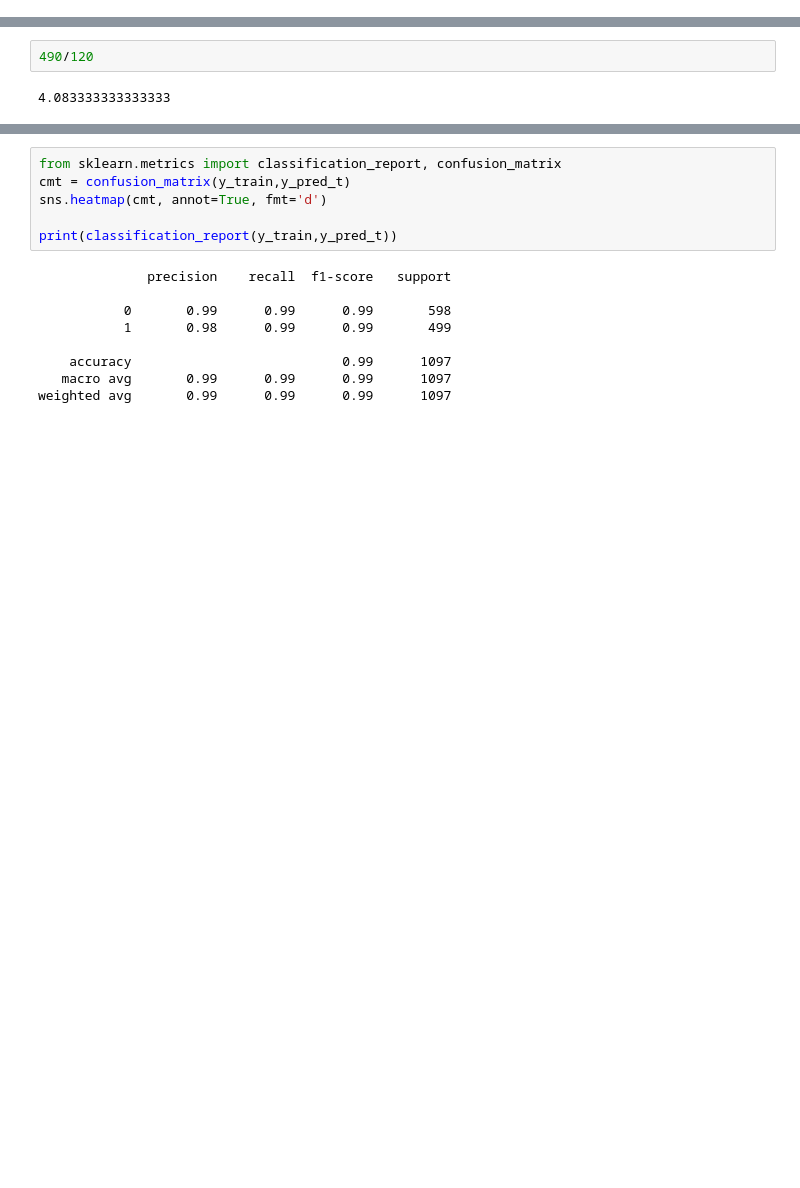
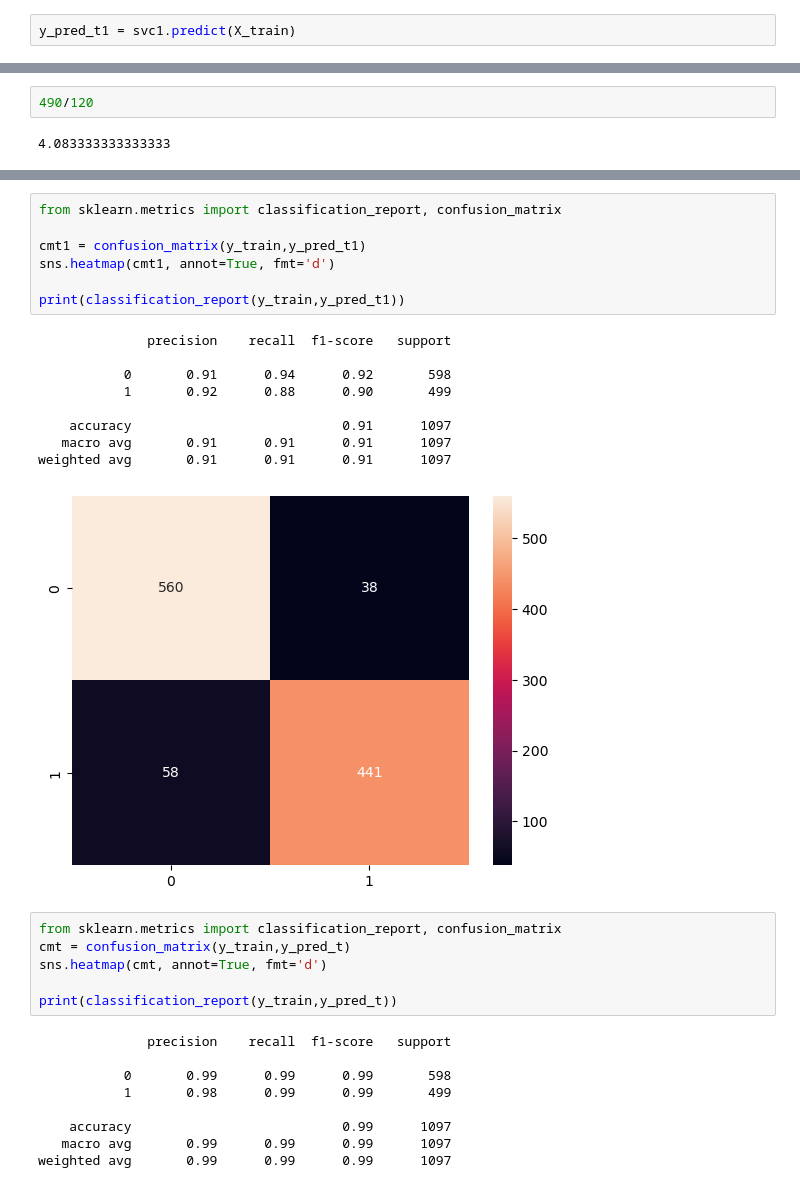
Before and after one commit to cassiasamp/logreg, a Jupyter notebook: notebooks/svm/svm-guide.ipynb, the cells around one changed output, grey strips where cells are left out. Cells and saved outputs as stored; diff of their text form; blank space fills up the shorter version.

```diff
--- a/notebooks/svm/svm-guide.ipynb
+++ b/notebooks/svm/svm-guide.ipynb
@@ -154,5 +161,7 @@ y_pred = svc.predict(X_test)
 # %%
 y_pred_t = svc.predict(X_train)
+# %%
+y_pred_t1 = svc1.predict(X_train)
 # %%
 import seaborn as sns
 # %%
@@ -166,3 +192,20 @@ import seaborn as sns
+# %%
+from sklearn.metrics import classification_report, confusion_matrix
+
+cmt1 = confusion_matrix(y_train,y_pred_t1)
+sns.heatmap(cmt1, annot=True, fmt='d')
+
+print(classification_report(y_train,y_pred_t1))
+# %% [output]
+              precision    recall  f1-score   support
+
+           0       0.91      0.94      0.92       598
+           1       0.92      0.88      0.90       499
+
+    accuracy                           0.91      1097
+   macro avg       0.91      0.91      0.91      1097
+weighted avg       0.91      0.91      0.91      1097
+[figure, added]
 # %%
 from sklearn.metrics import classification_report, confusion_matrix
 cmt = confusion_matrix(y_train,y_pred_t)
```
Also changed, not shown: parts of 24 cells of this notebook.
